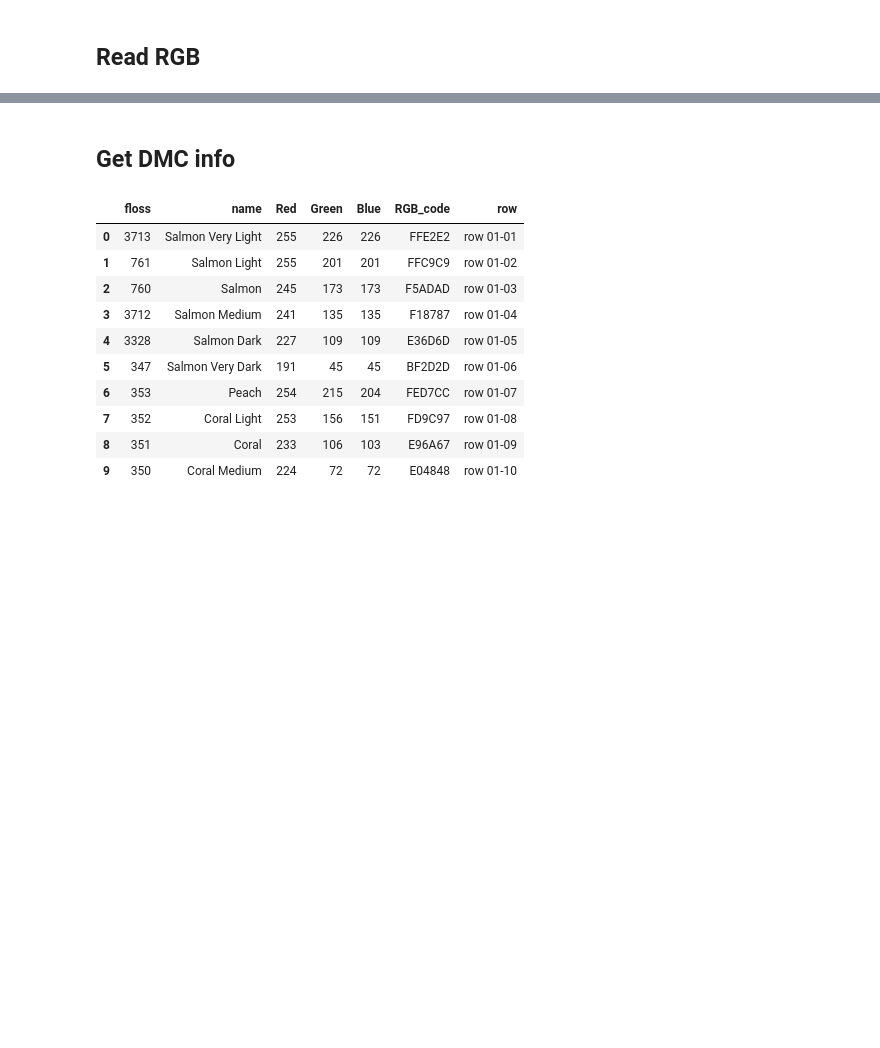
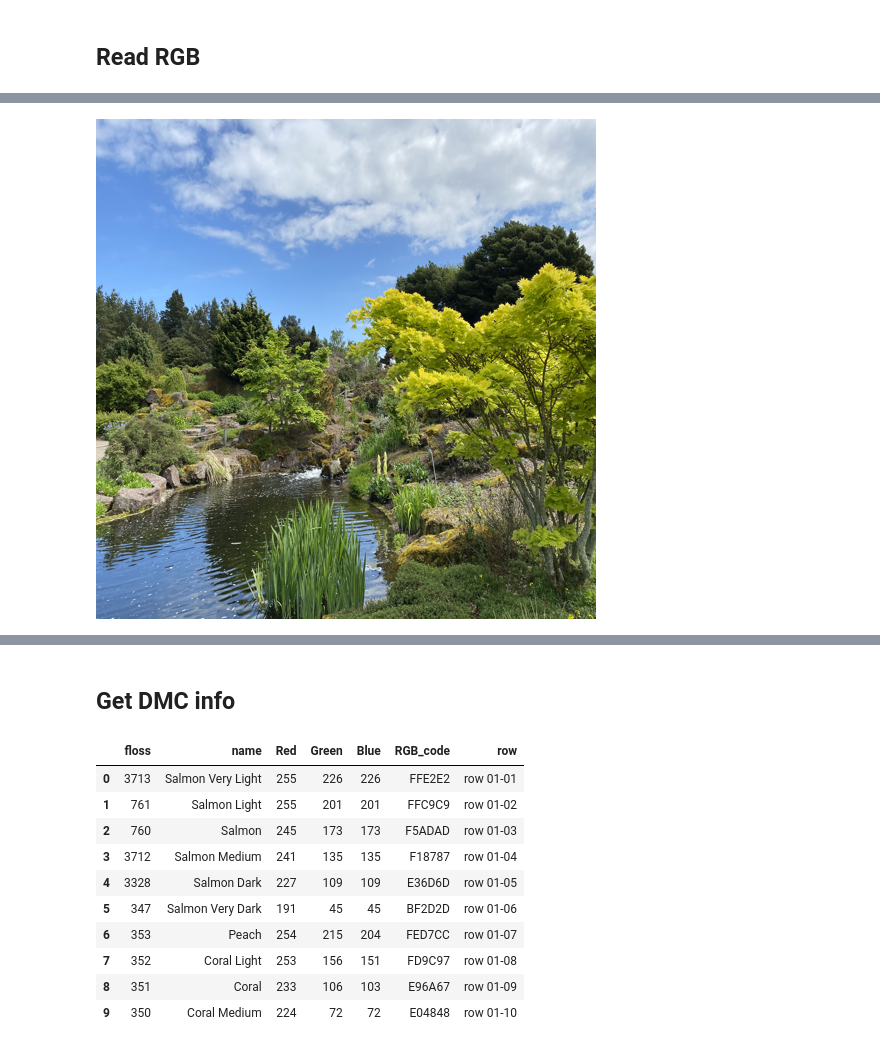
Before and after one commit to barbadosaloe/Dissertation, a Jupyter notebook: try.ipynb, the cells around one changed output, grey strips where cells are left out. Saved outputs shown, nothing was run; the diff lists cells and outputs as text; code cells hidden in the pictures; blank space fills up the shorter version.

```diff
--- a/try.ipynb
+++ b/try.ipynb
@@ -17,3 +17,7 @@ img_resize = img.resize((500, 500))
+# %%
+img.resize((500, 500))
+# %% [output]
+[figure, added]
 # %%
 img_resize_np =  np.asarray(img_resize)
 img_resize_np.shape
```
Also changed, not shown: parts of 24 cells of this notebook, 1 other file.
